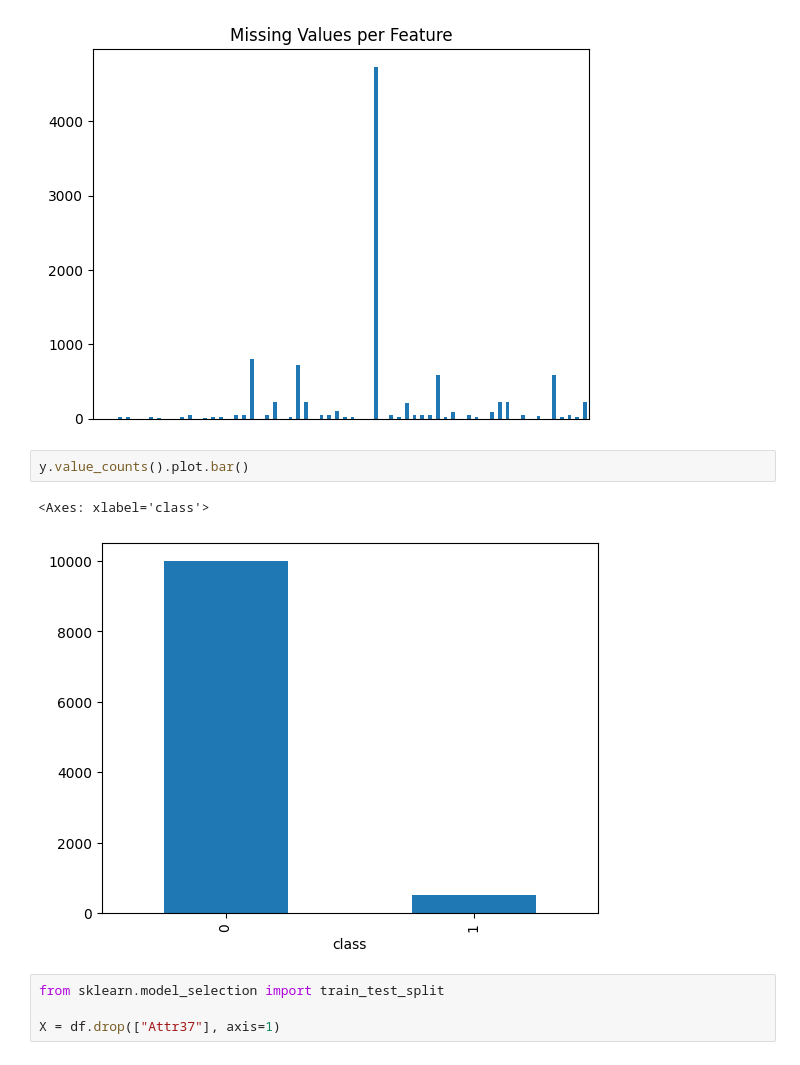
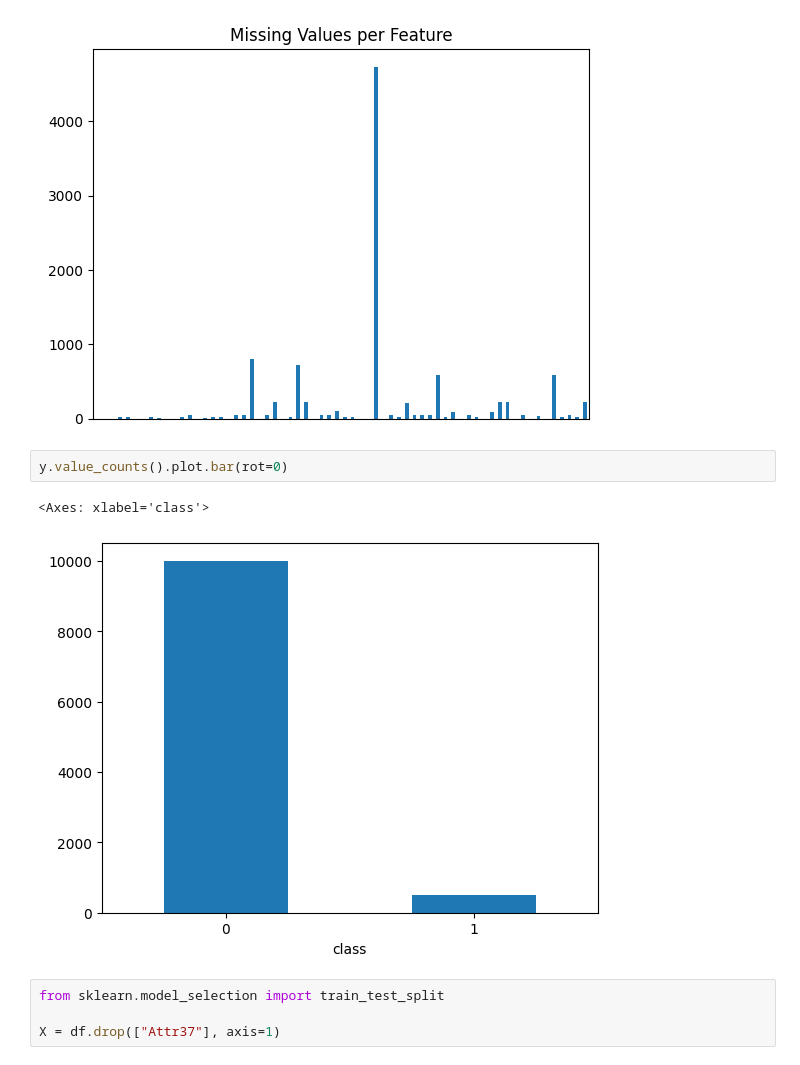
Before and after one commit to Wenszel/agh-machine-learning, a Jupyter notebook: 05_imbalanced_classification_anomaly_detection/notebook.ipynb, the cells around one changed output. Drawn from its saved outputs; the diff is of its cells as text.

```diff
--- a/05_imbalanced_classification_anomaly_detection/notebook.ipynb
+++ b/05_imbalanced_classification_anomaly_detection/notebook.ipynb
@@ -46,10 +46,10 @@ df.isna().sum().plot.bar(title="Missing Values per Feature", xticks=[])
 <Axes: title={'center': 'Missing Values per Feature'}>
 [figure]
 # %%
-y.value_counts().plot.bar()
+y.value_counts().plot.bar(rot=0)
 # %% [output]
 <Axes: xlabel='class'>
-[figure, old version]
+[figure, new version]
 # %%
 from sklearn.model_selection import train_test_split
 
```
Also changed, not shown: parts of 31 cells of this notebook.
